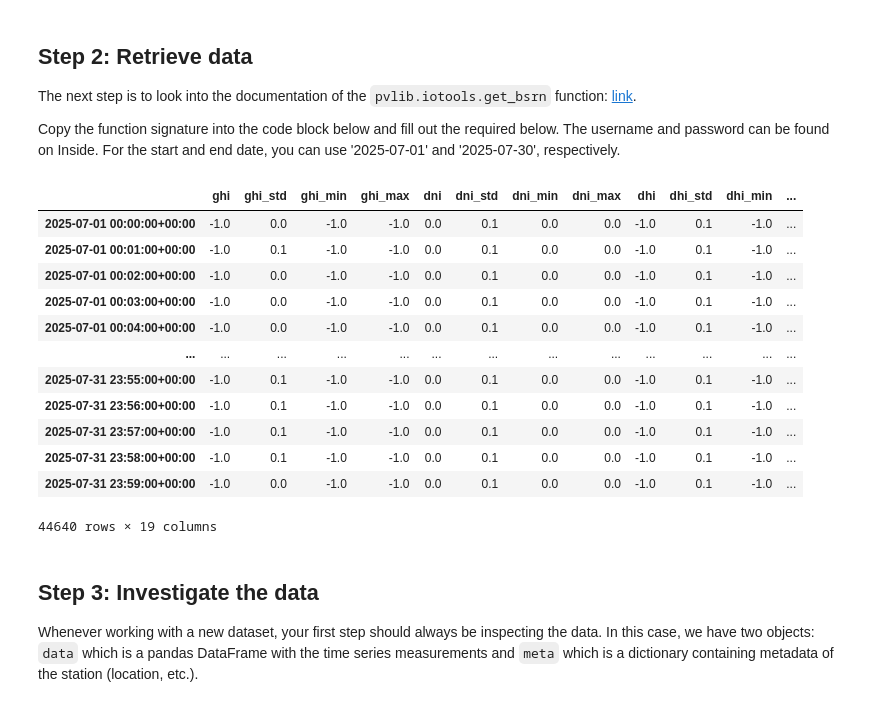
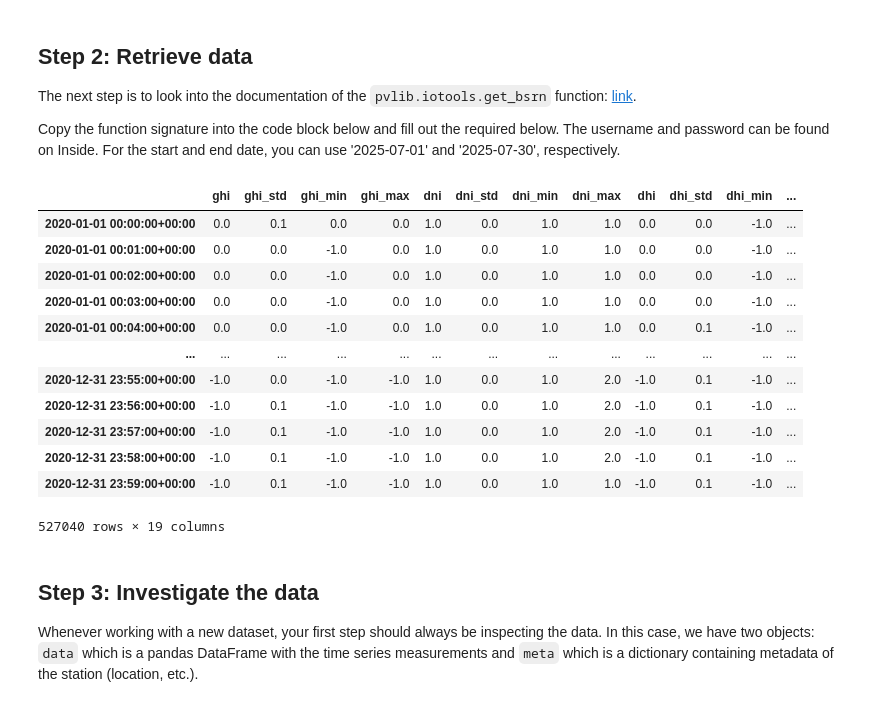
Before and after one commit to Crisfengu/46120-PiWE, a Jupyter notebook: measurement_data_bsrn.ipynb, the cells around one changed output. Saved outputs shown, nothing was run; the diff lists cells and outputs as text; code cells hidden in the pictures.

```diff
--- a/measurement_data_bsrn.ipynb
+++ b/measurement_data_bsrn.ipynb
@@ -26,26 +45,31 @@ The next step is to look into the documentation of the ``pvlib.iotools.get_bsrn`
 
 Copy the function signature into the code block below and fill out the required below. The username and password can be found on Inside. For the start and end date, you can use '2025-07-01' and '2025-07-30', respectively.
 # %%
-data, meta = pvlib.iotools.get_bsrn(
-    station='CAB',
+#data, meta = pvlib.iotools.get_bsrn(
+    #station='CAB',
     # Add additional parameters here, separated by commas
-)
+#)
+
+# Retrieve two months irradiance data from the Cabauw BSRN station
+data, metadata = pvlib.iotools.get_bsrn(
+    start=pd.Timestamp(2020,1,1), end=pd.Timestamp(2020,12,1),
+    station='cab', username='bsrnftp', password='bsrn1')
 
 data
 # %% [output]
 |  | ghi | ghi_std | ghi_min | ghi_max | dni | dni_std | dni_min | dni_max | dhi | dhi_std | dhi_min | ... |
-| 2025-07-01 00:00:00+00:00 | -1.0 | 0.0 | -1.0 | -1.0 | 0.0 | 0.1 | 0.0 | 0.0 | -1.0 | 0.1 | -1.0 | ... |
-| 2025-07-01 00:01:00+00:00 | -1.0 | 0.1 | -1.0 | -1.0 | 0.0 | 0.1 | 0.0 | 0.0 | -1.0 | 0.1 | -1.0 | ... |
-| 2025-07-01 00:02:00+00:00 | -1.0 | 0.0 | -1.0 | -1.0 | 0.0 | 0.1 | 0.0 | 0.0 | -1.0 | 0.1 | -1.0 | ... |
-| 2025-07-01 00:03:00+00:00 | -1.0 | 0.0 | -1.0 | -1.0 | 0.0 | 0.1 | 0.0 | 0.0 | -1.0 | 0.1 | -1.0 | ... |
-| 2025-07-01 00:04:00+00:00 | -1.0 | 0.0 | -1.0 | -1.0 | 0.0 | 0.1 | 0.0 | 0.0 | -1.0 | 0.1 | -1.0 | ... |
+| 2020-01-01 00:00:00+00:00 | 0.0 | 0.1 | 0.0 | 0.0 | 1.0 | 0.0 | 1.0 | 1.0 | 0.0 | 0.0 | -1.0 | ... |
+| 2020-01-01 00:01:00+00:00 | 0.0 | 0.0 | -1.0 | 0.0 | 1.0 | 0.0 | 1.0 | 1.0 | 0.0 | 0.0 | -1.0 | ... |
+| 2020-01-01 00:02:00+00:00 | 0.0 | 0.0 | -1.0 | 0.0 | 1.0 | 0.0 | 1.0 | 1.0 | 0.0 | 0.0 | -1.0 | ... |
+| 2020-01-01 00:03:00+00:00 | 0.0 | 0.0 | -1.0 | 0.0 | 1.0 | 0.0 | 1.0 | 1.0 | 0.0 | 0.0 | -1.0 | ... |
+| 2020-01-01 00:04:00+00:00 | 0.0 | 0.0 | -1.0 | 0.0 | 1.0 | 0.0 | 1.0 | 1.0 | 0.0 | 0.1 | -1.0 | ... |
 | ... | ... | ... | ... | ... | ... | ... | ... | ... | ... | ... | ... | ... |
-| 2025-07-31 23:55:00+00:00 | -1.0 | 0.1 | -1.0 | -1.0 | 0.0 | 0.1 | 0.0 | 0.0 | -1.0 | 0.1 | -1.0 | ... |
-| 2025-07-31 23:56:00+00:00 | -1.0 | 0.1 | -1.0 | -1.0 | 0.0 | 0.1 | 0.0 | 0.0 | -1.0 | 0.1 | -1.0 | ... |
-| 2025-07-31 23:57:00+00:00 | -1.0 | 0.1 | -1.0 | -1.0 | 0.0 | 0.1 | 0.0 | 0.0 | -1.0 | 0.1 | -1.0 | ... |
-| 2025-07-31 23:58:00+00:00 | -1.0 | 0.1 | -1.0 | -1.0 | 0.0 | 0.1 | 0.0 | 0.0 | -1.0 | 0.1 | -1.0 | ... |
-| 2025-07-31 23:59:00+00:00 | -1.0 | 0.0 | -1.0 | -1.0 | 0.0 | 0.1 | 0.0 | 0.0 | -1.0 | 0.1 | -1.0 | ... |
+| 2020-12-31 23:55:00+00:00 | -1.0 | 0.0 | -1.0 | -1.0 | 1.0 | 0.0 | 1.0 | 2.0 | -1.0 | 0.1 | -1.0 | ... |
+| 2020-12-31 23:56:00+00:00 | -1.0 | 0.1 | -1.0 | -1.0 | 1.0 | 0.0 | 1.0 | 2.0 | -1.0 | 0.1 | -1.0 | ... |
+| 2020-12-31 23:57:00+00:00 | -1.0 | 0.1 | -1.0 | -1.0 | 1.0 | 0.0 | 1.0 | 2.0 | -1.0 | 0.1 | -1.0 | ... |
+| 2020-12-31 23:58:00+00:00 | -1.0 | 0.1 | -1.0 | -1.0 | 1.0 | 0.0 | 1.0 | 2.0 | -1.0 | 0.1 | -1.0 | ... |
+| 2020-12-31 23:59:00+00:00 | -1.0 | 0.1 | -1.0 | -1.0 | 1.0 | 0.0 | 1.0 | 1.0 | -1.0 | 0.1 | -1.0 | ... |
-44640 rows × 19 columns
+527040 rows × 19 columns
 # %% [markdown]
 ## Step 3: Investigate the data
 
```
Also changed, not shown: parts of 7 cells of this notebook.
